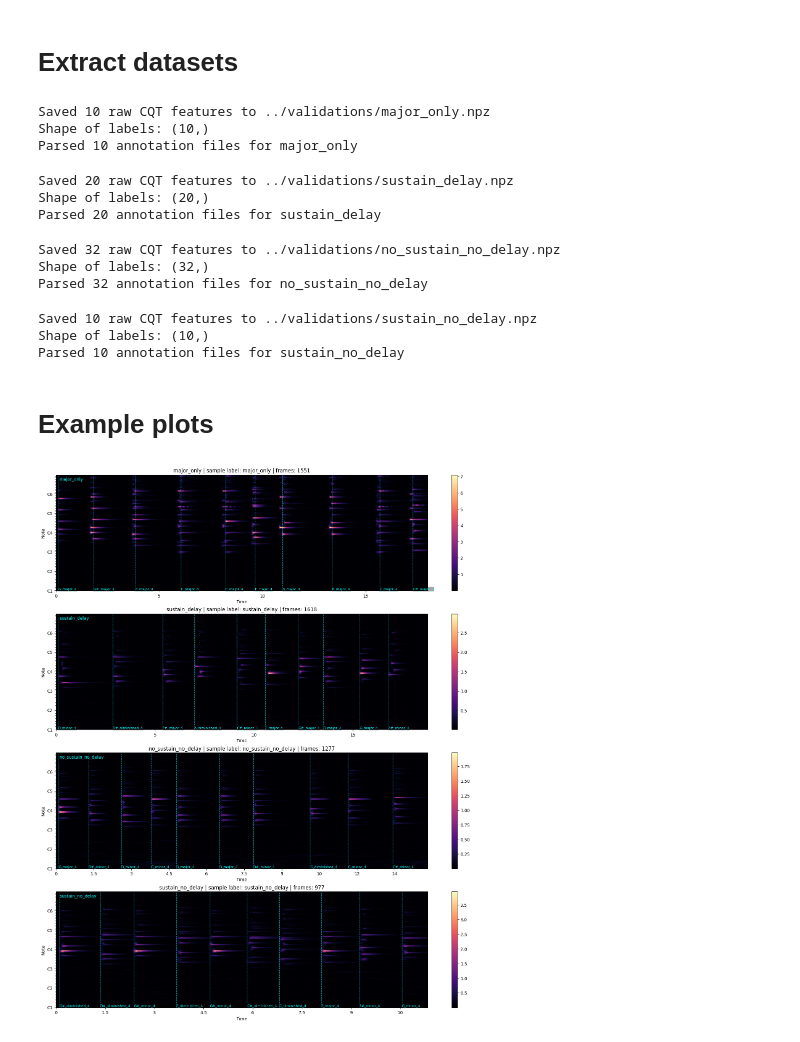
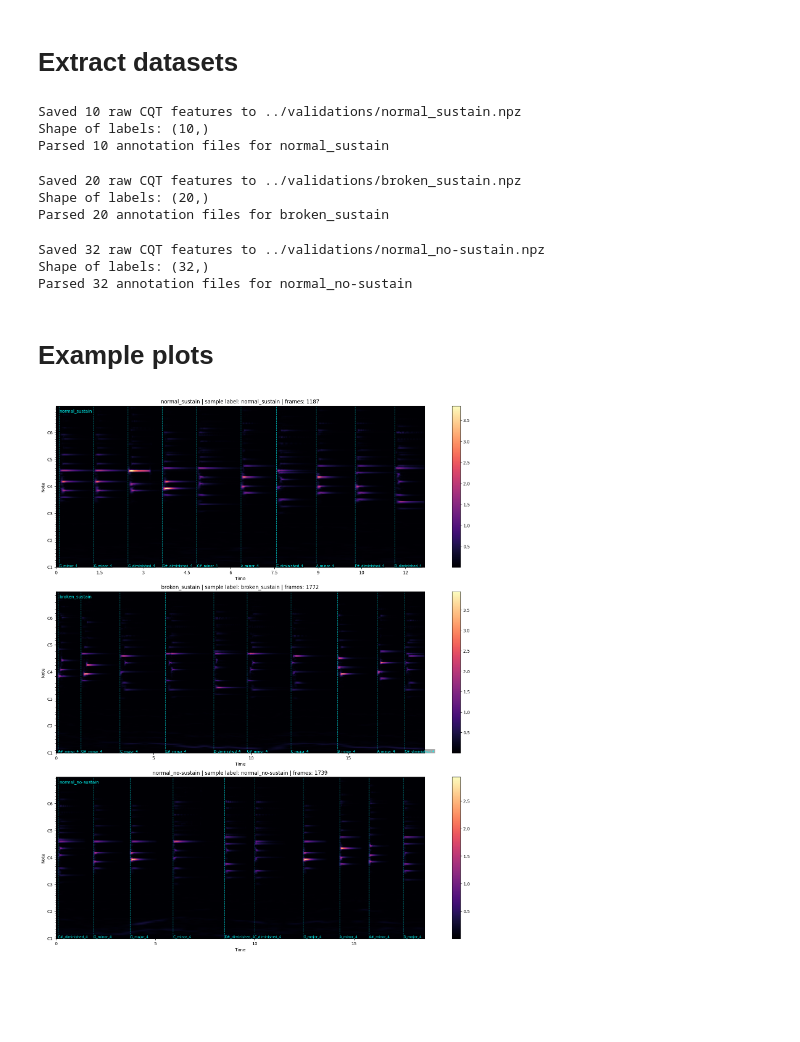
Before and after one commit to sglkc/chord-detector, a Jupyter notebook: training/notebooks/validation-cqt-extract.ipynb, the cells around one changed output. Cells and saved outputs as stored; diff of their text form; code cells hidden in the pictures; blank space fills up the shorter version.

Commit message:
extract validation with 48 khz sample rate and use superflux

```diff
--- a/training/notebooks/validation-cqt-extract.ipynb
+++ b/training/notebooks/validation-cqt-extract.ipynb
@@ -7,7 +7,7 @@ from os import path
 SOURCE_PATH = path.normpath("../validations/")
 
 # Least audio duration
-AUDIO_SAMPLE_RATE = 44_100 # Hz
+AUDIO_SAMPLE_RATE = 48_000 # Hz
 
 # How many frames to skip in each samples
 CQT_HOP_LENGTH = 512
@@ -32,6 +32,7 @@ from os import listdir, path
 from tqdm.notebook import tqdm
 import numpy as np
 import warnings
+import os
 
 warnings.filterwarnings("ignore", category=UserWarning)
 warnings.filterwarnings("ignore", category=FutureWarning)
@@ -84,6 +85,8 @@ def parse_annotation_file(annotation_path):
 
     return annotations
 
+validation_datasets = [d for d in os.listdir(SOURCE_PATH) if os.path.isdir(os.path.join(SOURCE_PATH, d))]
+
 for dataset_name in tqdm(listdir(SOURCE_PATH), desc="Processing validation sets"):
     dataset_path = path.join(SOURCE_PATH, dataset_name)
     if not path.isdir(dataset_path):
@@ -95,7 +98,7 @@ for dataset_name in tqdm(listdir(SOURCE_PATH), desc="Processing validation sets"
 
     for file_name in tqdm(listdir(dataset_path), desc=f"Processing {dataset_name}"):
         audio_path = path.join(dataset_path, file_name)
-        if not path.isfile(audio_path) or not file_name.lower().endswith(".wav"):
+        if not path.isfile(audio_path) or not file_name.lower().endswith(".ogg"):
             continue
 
         cqt = extract_cqt_features(audio_path)
@@ -120,30 +123,21 @@ for dataset_name in tqdm(listdir(SOURCE_PATH), desc="Processing validation sets"
     print(f"Shape of labels: {labels.shape}")
     print(f"Parsed {len(annotations)} annotation files for {dataset_name}")
 # %% [output]
-Saved 10 raw CQT features to ../validations/major_only.npz
+Saved 10 raw CQT features to ../validations/normal_sustain.npz
 Shape of labels: (10,)
-Parsed 10 annotation files for major_only
+Parsed 10 annotation files for normal_sustain
-Saved 20 raw CQT features to ../validations/sustain_delay.npz
+Saved 20 raw CQT features to ../validations/broken_sustain.npz
 Shape of labels: (20,)
-Parsed 20 annotation files for sustain_delay
+Parsed 20 annotation files for broken_sustain
-Saved 32 raw CQT features to ../validations/no_sustain_no_delay.npz
+Saved 32 raw CQT features to ../validations/normal_no-sustain.npz
 Shape of labels: (32,)
-Parsed 32 annotation files for no_sustain_no_delay
+Parsed 32 annotation files for normal_no-sustain
-Saved 10 raw CQT features to ../validations/sustain_no_delay.npz
-Shape of labels: (10,)
-Parsed 10 annotation files for sustain_no_delay
 # %% [markdown]
 # Example plots
 # %%
 import matplotlib.pyplot as plt
 import librosa.display
-
-validation_datasets = [
-    "major_only",
-    "sustain_delay",
-    "no_sustain_no_delay",
-    "sustain_no_delay",
-]
+import os
 
 fig, axes = plt.subplots(len(validation_datasets), 1, figsize=(14, 18), constrained_layout=True)
 
@@ -175,31 +169,31 @@ for axis, dataset_name in zip(axes, validation_datasets):
         chord_name = annotation["chord"]
         axis.axvline(onset_time, color="cyan", linestyle="--", linewidth=1, alpha=0.6)
         axis.text(
             onset_time,
             y_bottom,
             chord_name,
             va="bottom",
             ha="left",
             fontsize=8,
             color="cyan",
             bbox=dict(facecolor="black", alpha=0.35, edgecolor="none", pad=1),
         )
 
     axis.text(
         0.01,
         0.98,
         dataset_name,
         transform=axis.transAxes,
         va="top",
         ha="left",
         fontsize=10,
         color="cyan",
         bbox=dict(facecolor="black", alpha=0.35, edgecolor="none", pad=2),
     )
 
     axis.set_title(f"{dataset_name} | sample label: {labels[0]} | frames: {sample_cqt.shape[1]}")
     fig.colorbar(axis.collections[0], ax=axis)
 
 plt.show()
 # %% [output]
-[figure, old version]
+[figure, new version]
```
Also changed, not shown: 4 other files.
